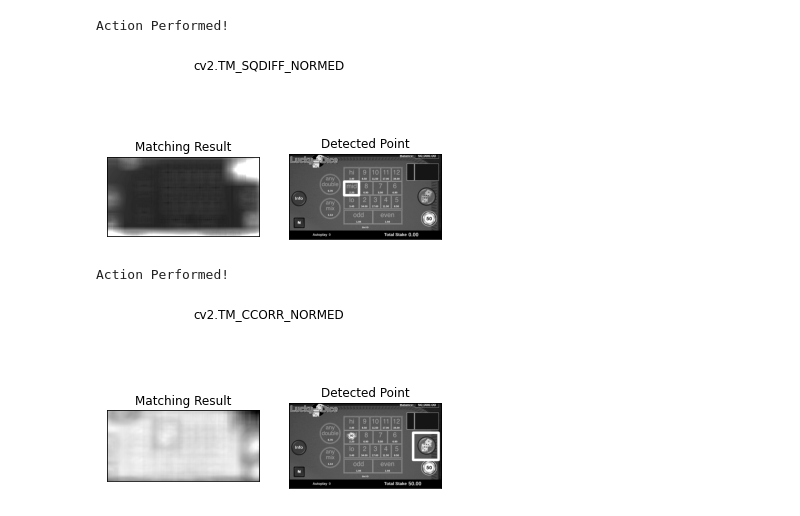
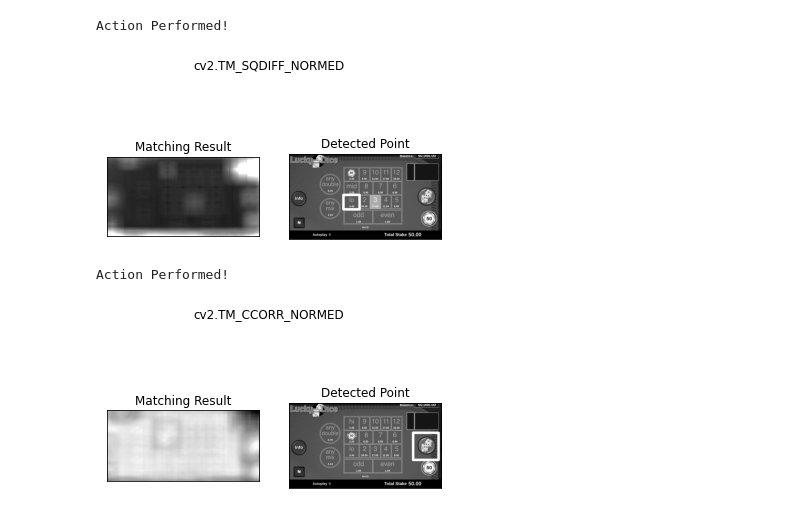
Before and after one commit to T-rex007/SeleniumLuckyDiceAutomation, a Jupyter notebook: SeleniumandOpenCV.ipynb, the cells around one changed output. Cells and saved outputs as stored; diff of their text form; code cells hidden in the pictures.

```diff
--- a/SeleniumandOpenCV.ipynb
+++ b/SeleniumandOpenCV.ipynb
@@ -107,12 +120,12 @@ clickScreen(coord[0])
 # %% [output]
 Action Performed!
 # %%
-tmp =  getTemplate("mid")
+tmp =  getTemplate("lo")
 game_image = getGameImage(driver, GAME_CANVAS)
 coord  = detectTemplate(game_image, tmp, True)
 clickScreen(coord[0])
 # %% [output]
-[figure, old version]
+[figure, new version]
 Action Performed!
 # %%
 tmp =  getTemplate("bet")
```
Also changed, not shown: parts of 3 cells of this notebook, 21 other files.
